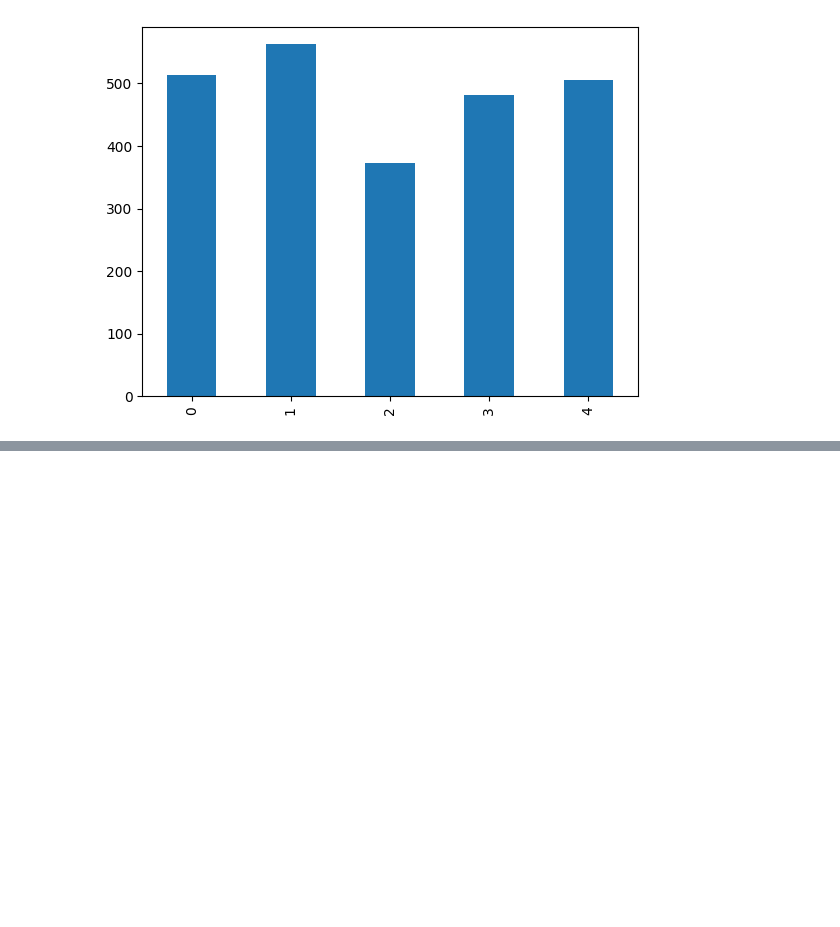
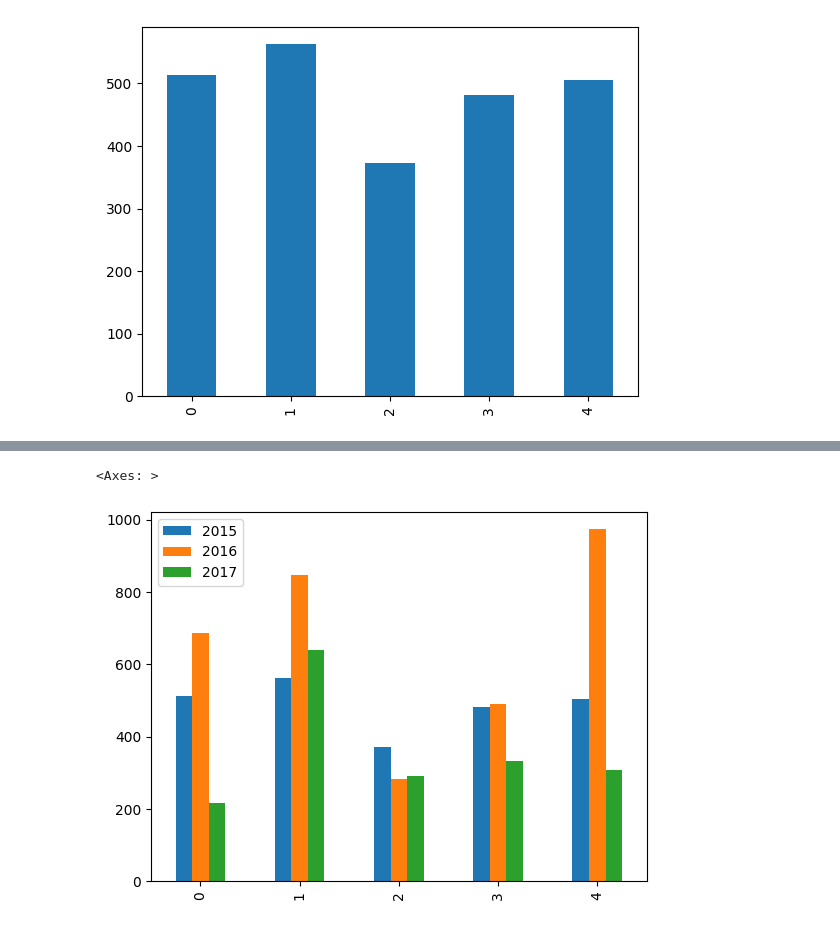
Before and after one commit to Ravravan/matplotlib, a Jupyter notebook: Matplotlib.ipynb, the cells around one changed output, grey strips where cells are left out. Drawn from its saved outputs; the diff is of its cells as text; code cells hidden in the pictures; blank space fills up the shorter version.

```diff
--- a/Matplotlib.ipynb
+++ b/Matplotlib.ipynb
@@ -406,0 +396,5 @@ tips.groupby('')
+# %%
+temp.plot(kind='bar')
+# %% [output]
+<Axes: >
+[figure, added]
```
Also changed, not shown: parts of 4 cells of this notebook.
